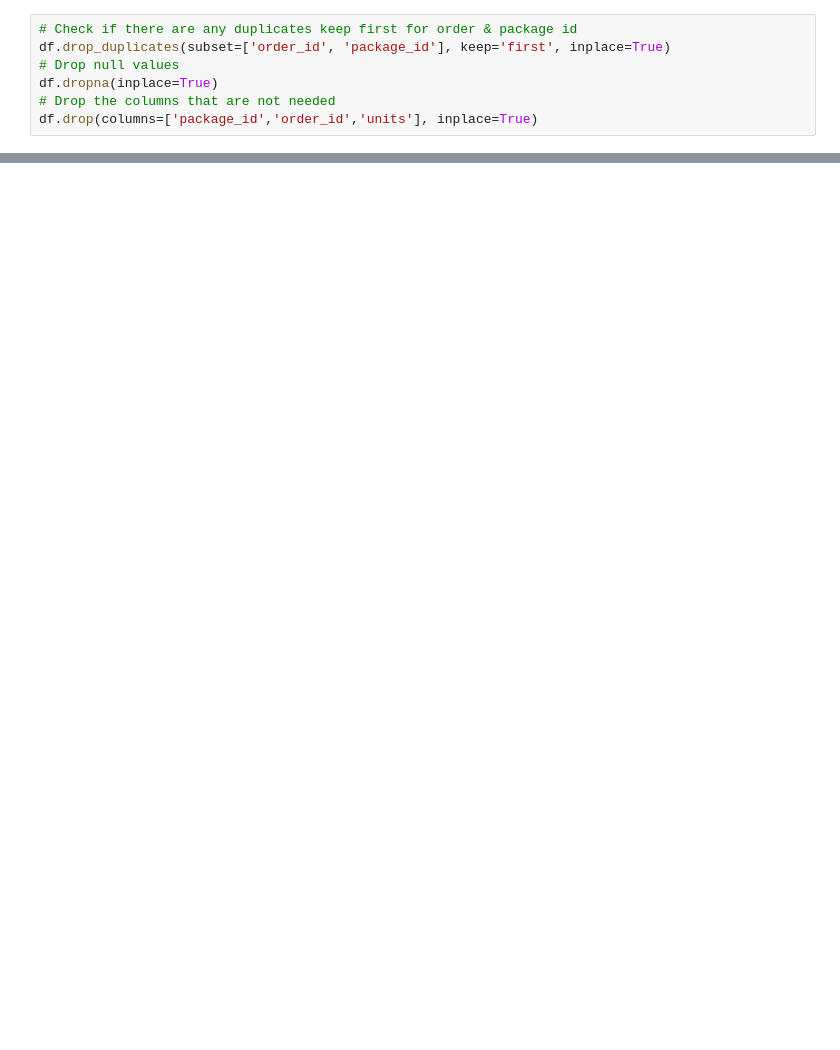
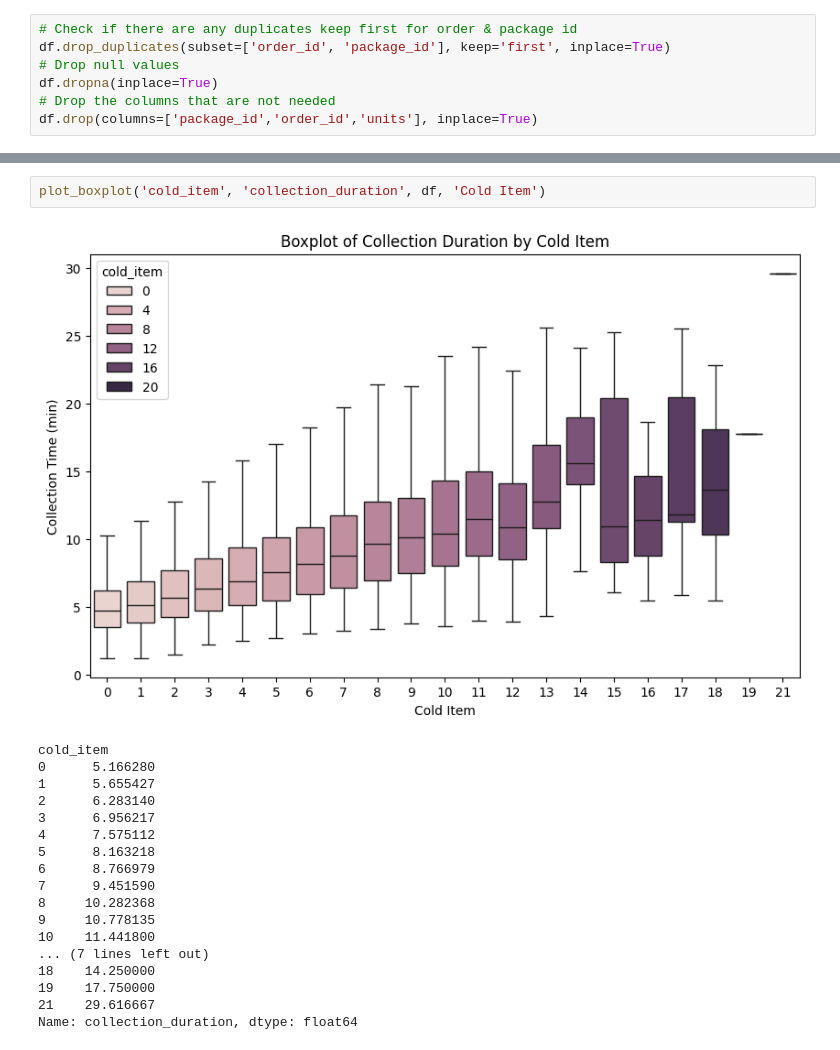
Before and after one commit to batuhanbasturk/Bitirme-Projesi, a Jupyter notebook: main/Bitirme_projesi_Migros.ipynb, the cells around one changed output, grey strips where cells are left out. Saved outputs shown, nothing was run; the diff lists cells and outputs as text; blank space fills up the shorter version.

```diff
--- a/main/Bitirme_projesi_Migros.ipynb
+++ b/main/Bitirme_projesi_Migros.ipynb
@@ -291,0 +408,21 @@ df
+# %%
+plot_boxplot('cold_item', 'collection_duration', df, 'Cold Item')
+# %% [output]
+[figure, added]
+cold_item
+0      5.166280
+1      5.655427
+2      6.283140
+3      6.956217
+4      7.575112
+5      8.163218
+6      8.766979
+7      9.451590
+8     10.282368
+9     10.778135
+10    11.441800
+... (7 lines left out)
+18    14.250000
+19    17.750000
+21    29.616667
+Name: collection_duration, dtype: float64
```
Also changed, not shown: parts of 36 cells of this notebook.
